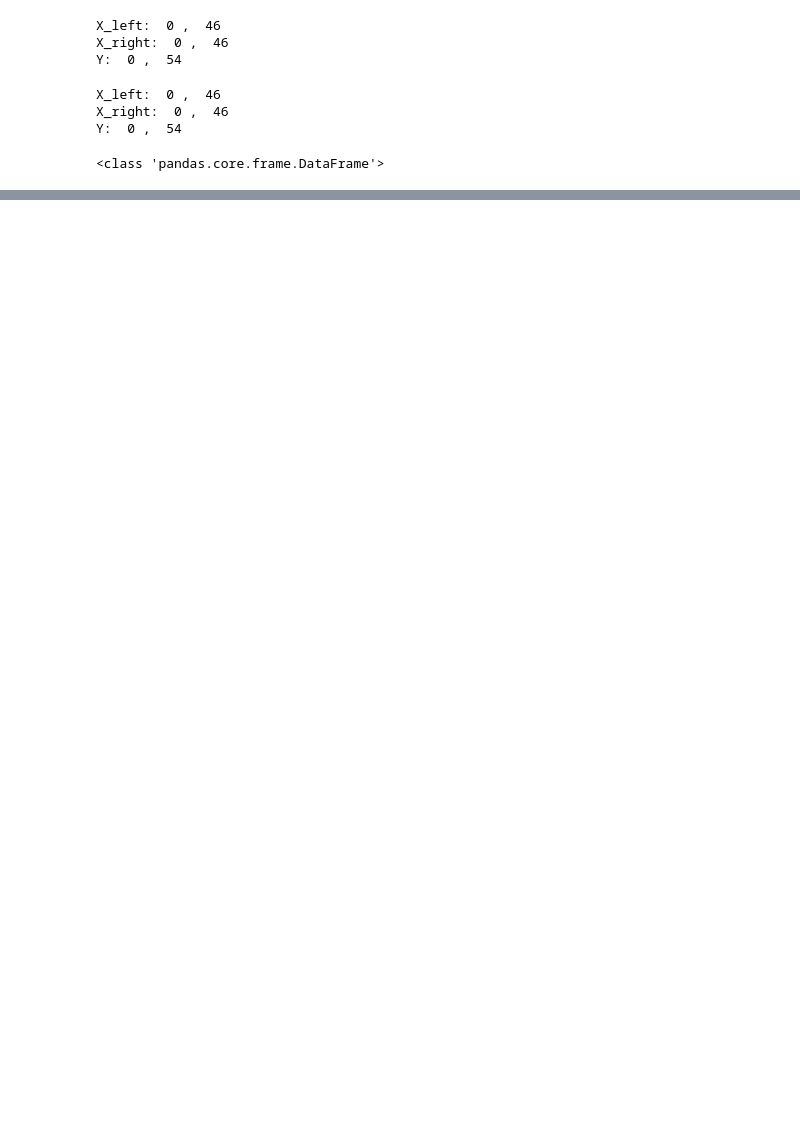
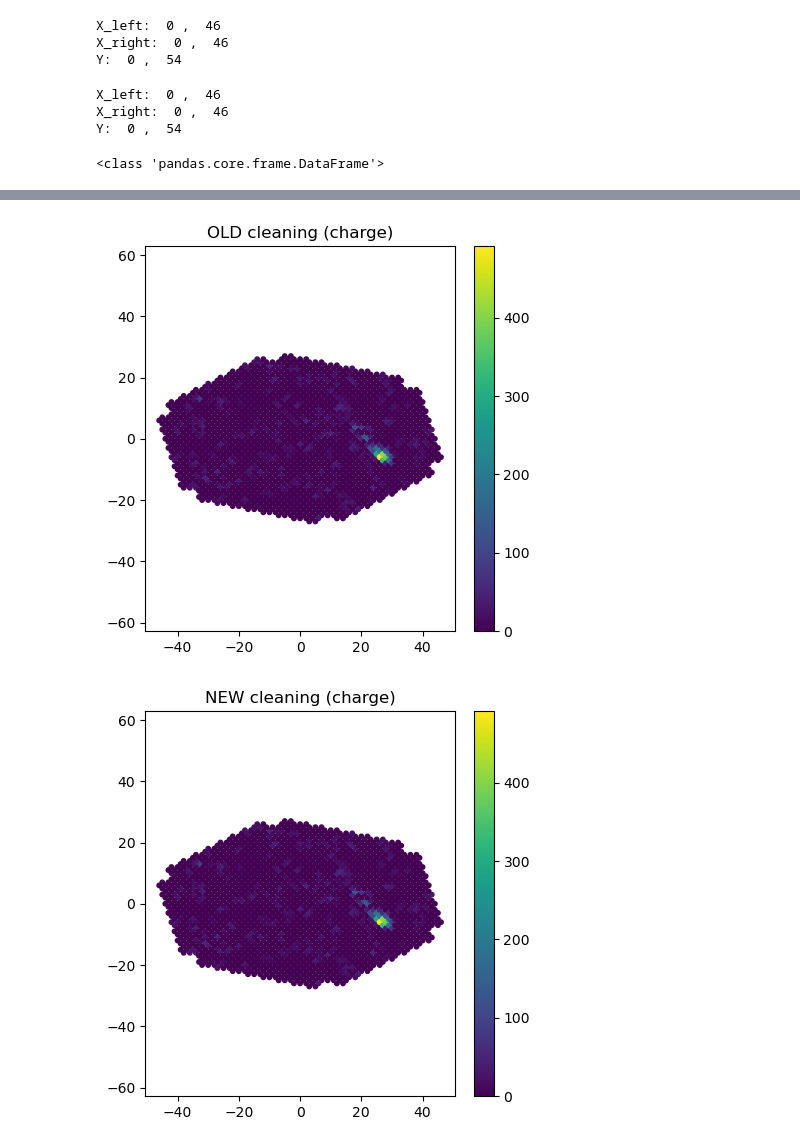
Before and after one commit to maray/gerumo, a Jupyter notebook: notebooks/pipes debug.ipynb, the cells around one changed output, grey strips where cells are left out. Drawn from its saved outputs; the diff is of its cells as text; code cells hidden in the pictures; blank space fills up the shorter version.

```diff
--- a/notebooks/pipes debug.ipynb
+++ b/notebooks/pipes debug.ipynb
@@ -119,0 +176,2 @@ Name: y, dtype: float64
+# %%
+charge, peak = cameras[0]
@@ -119,0 +194,46 @@ Name: y, dtype: float64
+# %%
+from ctapipe.image import tailcuts_clean, dilate
+
+def apply_cleaning(geometry, charge, peak, boundary_thresh, picture_thresh):
+    charge_c = charge.copy()
+    peak_c = peak.copy()
+
+    mask = tailcuts_clean(geometry, charge_c, picture_thresh, boundary_thresh)
+
+    charge_c[~mask] = 0.0
+
+    for _ in range(3):
+        mask = dilate(geometry, mask)
+
+    peak_c[~mask] = 0.0
+
+    return mask, charge_c, peak_c
+# %%
+mask_old, charge_old, peak_old = apply_cleaning(
+    geo_old, charge, peak, 6, 14
+)
+
+mask_new, charge_new, peak_new = apply_cleaning(
+    geo_new, charge, peak, 6, 14
+)
+# %%
+import matplotlib.pyplot as plt
+
+def plot_camera(geom, values, title):
+    plt.figure(figsize=(5,5))
+    plt.scatter(
+        geom.pix_x.value,
+        geom.pix_y.value,
+        c=values,
+        s=10,
+    )
+    plt.colorbar()
+    plt.title(title)
+    plt.axis('equal')
+    plt.show()
+# %%
+plot_camera(geo_old, charge_old, "OLD cleaning (charge)")
+plot_camera(geo_new, charge_new, "NEW cleaning (charge)")
+# %% [output]
+[figure, added]
+[figure, added]
```
Also changed, not shown: parts of 10 cells of this notebook, 9 other files.
